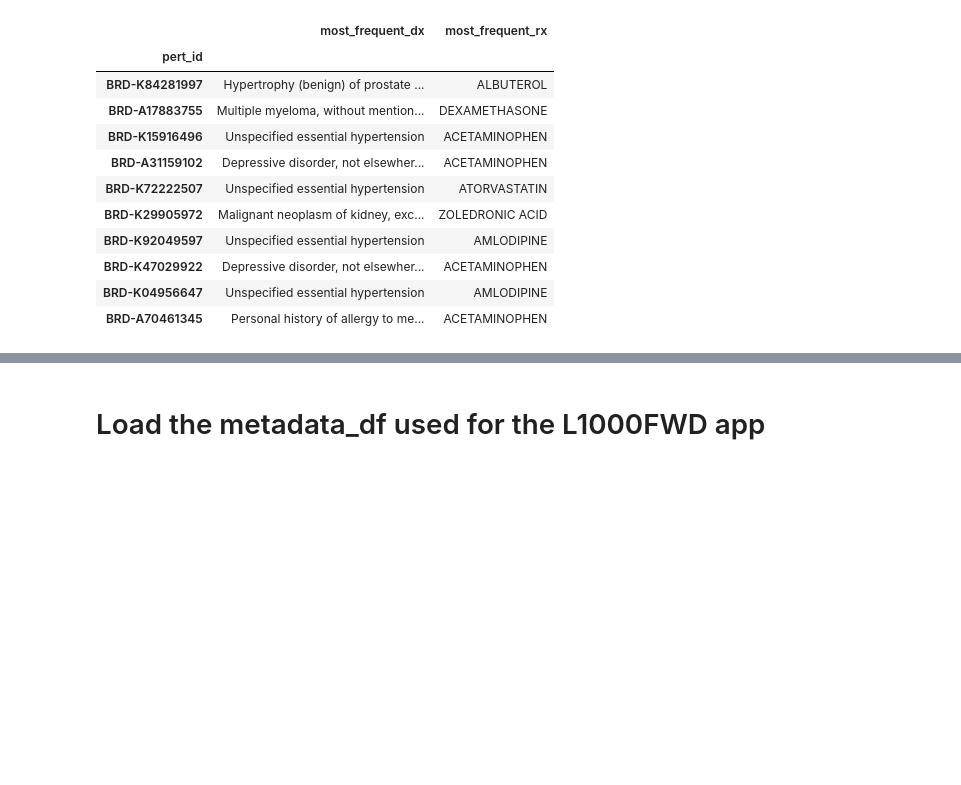
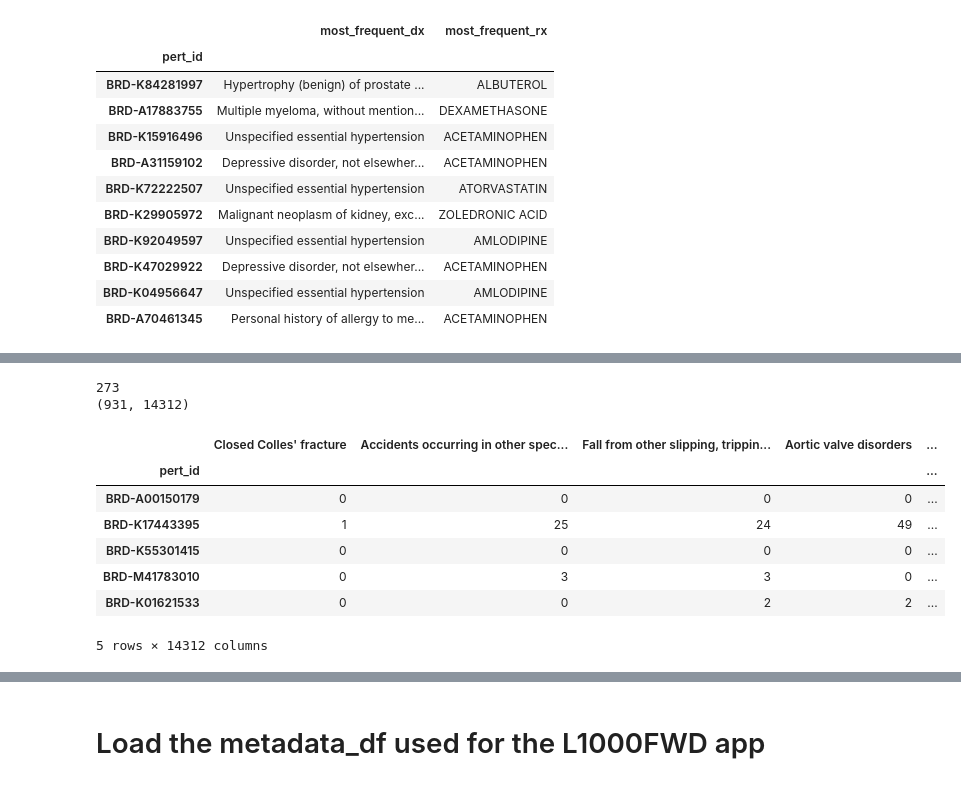
Before and after one commit to MaayanLab/L1000FWD, a Jupyter notebook: notebooks/Organize_data_from_EMR.ipynb, the cells around one changed output, grey strips where cells are left out. Saved outputs shown, nothing was run; the diff lists cells and outputs as text; code cells hidden in the pictures; blank space fills up the shorter version.

```diff
--- a/notebooks/Organize_data_from_EMR.ipynb
+++ b/notebooks/Organize_data_from_EMR.ipynb
@@ -423,0 +532,26 @@ most_frequent_df.to_sql('most_frequent_dx_rx', engine,
+# %%
+dx_names = np.array([d_id_diagnosis.get(i, None) for i in range(rx_dx_counts.shape[1])])
+# print rx_pert_ids
+
+dx_names_mask = pd.isnull(dx_names)
+
+print dx_names_mask.sum()
+
+rx_dx_counts_df = pd.DataFrame(rx_dx_counts[~rx_pert_ids_mask][:, ~dx_names_mask],
+                               index=rx_pert_ids[~rx_pert_ids_mask],
+                               columns=dx_names[~dx_names_mask]
+                              )
+print rx_dx_counts_df.shape
+rx_dx_counts_df.index.name='pert_id'
+rx_dx_counts_df.head()
+# %% [output]
+273
+(931, 14312)
+|  | Closed Colles' fracture | Accidents occurring in other spec... | Fall from other slipping, trippin... | Aortic valve disorders | ... |
+| pert_id |  |  |  |  | ... |
+| BRD-A00150179 | 0 | 0 | 0 | 0 | ... |
+| BRD-K17443395 | 1 | 25 | 24 | 49 | ... |
+| BRD-K55301415 | 0 | 0 | 0 | 0 | ... |
+| BRD-M41783010 | 0 | 3 | 3 | 0 | ... |
+| BRD-K01621533 | 0 | 0 | 2 | 2 | ... |
+5 rows × 14312 columns
```
Also changed, not shown: parts of 13 cells of this notebook.
